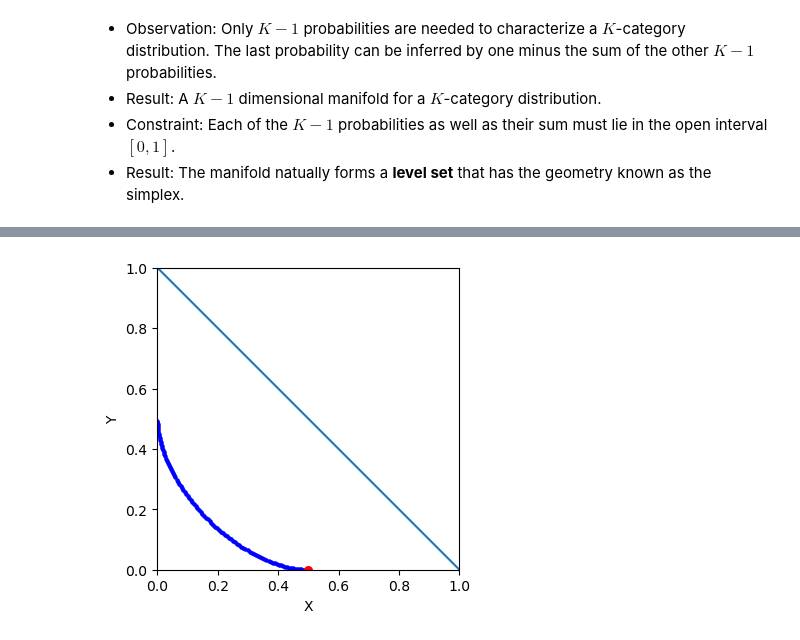
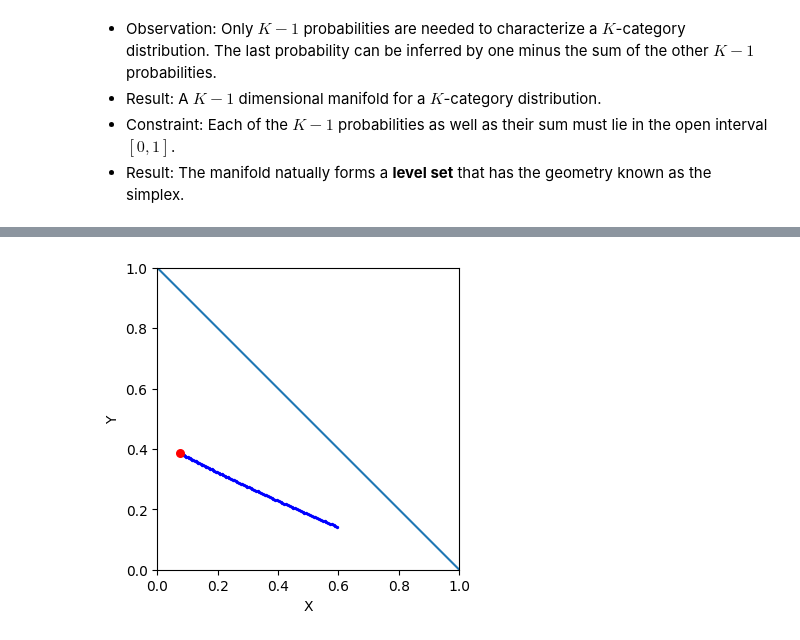
Before and after one commit to geometric-intelligence/ece594n, a Jupyter notebook: hw1-geomviz/CategoricalDistributionsManifold.ipynb, the cells around one changed output, grey strips where cells are left out. Cells and saved outputs as stored; diff of their text form; code cells hidden in the pictures.

```diff
--- a/hw1-geomviz/CategoricalDistributionsManifold.ipynb
+++ b/hw1-geomviz/CategoricalDistributionsManifold.ipynb
@@ -24,9 +31,13 @@ Examples:
 # %%
-# Plot the Manifold with dimension 3
+# Plot the Manifold with dimension 2 and 3
 import CategoricalDistributionsManifold
+import numpy as np
 import importlib
 importlib.reload(CategoricalDistributionsManifold)
-M = CategoricalDistributionsManifold.CategoricalDistributionsManifold(dim = 2)
-M.plot()
+M2 = CategoricalDistributionsManifold.CategoricalDistributionsManifold(dim = 2)
+M3 = CategoricalDistributionsManifold.CategoricalDistributionsManifold(dim = 3)
+
+M2.plot()
+M3.plot()
 # %% [output]
 [figure]
@@ -46,10 +52,13 @@ M.clear_points()
 # %%
 # Plot the manifold with geodesic with initial and end point
-#points = dist.random_point(n_samples = 2)
-
-# points = np.array([[0.5,0,0.5], [0.5,0.5,0]])
-points = np.array([[0.5,0,0.5], [0,0.5,0.5]])
-metric = CategoricalMetric(dim = 2)
-M.plot_geodesic(initial_point = points[0], end_point = points[1])
+from geomstats.information_geometry.categorical import CategoricalDistributions, CategoricalMetric
+dist2 = CategoricalDistributions(dim = 2)
+dist3 = CategoricalDistributions(dim = 3)
+points = dist2.random_point(n_samples = 2)
+# Special Cases
+# points = np.array([[0,0,1], [0,1,0]])
+# points = np.array([[0,0,1], [1,0,0]])
+# points = np.array([[0.25,0.75,0], [0.75,0.25,0]])
+M2.plot_geodesic(initial_point = points[0], end_point = points[1])
 # %% [output]
-[figure, old version]
+[figure, new version]
```
Also changed, not shown: parts of 7 cells of this notebook, 1 other file.
